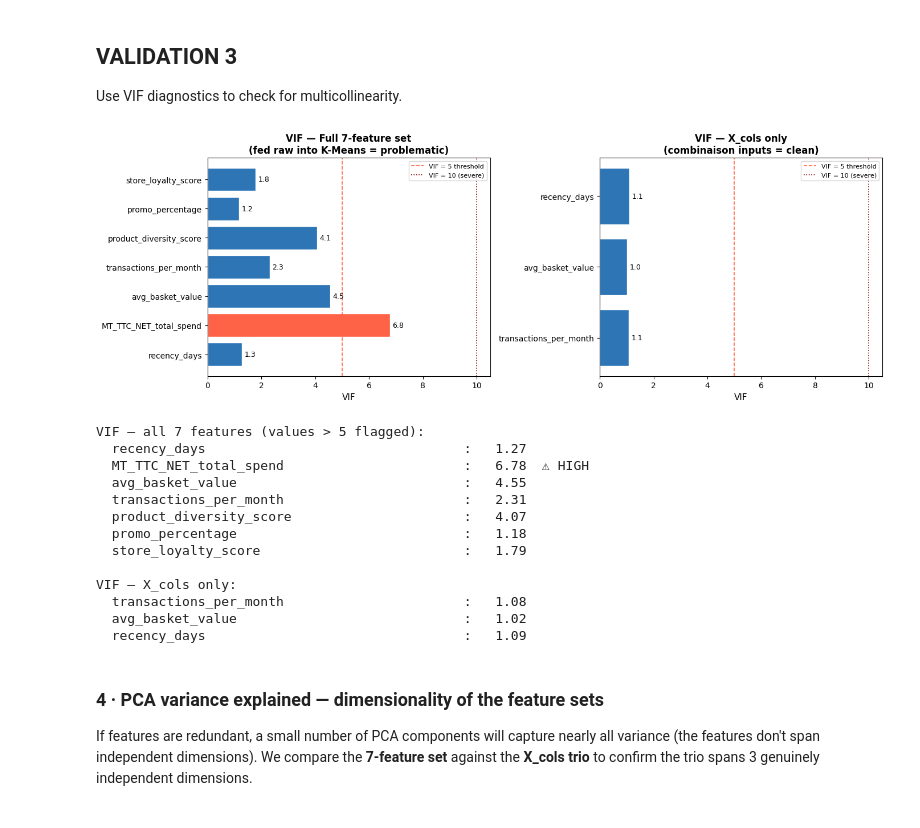
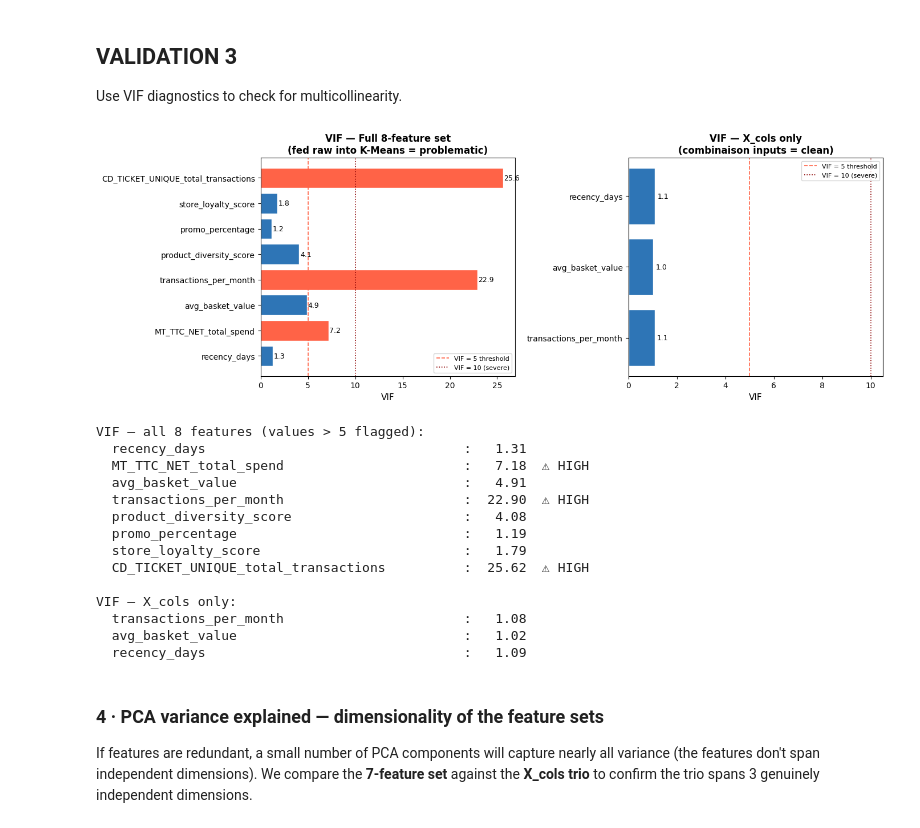
Before and after one commit to map1404/Sales-Data-Analysis, a Jupyter notebook: 03_EDA.ipynb, the cells around one changed output. Drawn from its saved outputs; the diff is of its cells as text; code cells hidden in the pictures.

Commit message:
Update EDA notebook and validation figures

```diff
--- a/03_EDA.ipynb
+++ b/03_EDA.ipynb
@@ -713,54 +711,55 @@ def compute_vif(df, features):
         vif_vals = [np.nan] * len(features)
     return pd.Series(vif_vals, index=features).round(2)
 
-ALL_7 = [
+ALL_8 = [
     'recency_days', 'MT_TTC_NET_total_spend', 'avg_basket_value',
     'transactions_per_month', 'product_diversity_score',
-    'promo_percentage', 'store_loyalty_score',
+    'promo_percentage', 'store_loyalty_score', 'CD_TICKET_UNIQUE_total_transactions',
 ]
-ALL_7 = [c for c in ALL_7 if c in customer_features.columns]
+ALL_8 = [c for c in ALL_8 if c in customer_features.columns]
 X_COLS_present = [c for c in X_COLS if c in customer_features.columns]
 
-vif_all   = compute_vif(customer_features, ALL_7).rename('VIF (all 7 features)')
+vif_all   = compute_vif(customer_features, ALL_8).rename('VIF (all 8 features)')
 vif_xcols = compute_vif(customer_features, X_COLS_present).rename('VIF (X_cols only)')
 
 fig, axes = plt.subplots(1, 2, figsize=(14, 5))
 for ax, vif, title in [
-    (axes[0], vif_all,   'VIF — Full 7-feature set\n(fed raw into K-Means = problematic)'),
+    (axes[0], vif_all,   'VIF — Full 8-feature set\n(fed raw into K-Means = problematic)'),
     (axes[1], vif_xcols, 'VIF — X_cols only\n(combinaison inputs = clean)'),
 ]:
     colors_v = ['tomato' if v > 5 else '#2E75B6' for v in vif]
     bars = ax.barh(vif.index, vif.values, color=colors_v, edgecolor='white')
     ax.axvline(5, color='tomato', linestyle='--', linewidth=1.2, label='VIF = 5 threshold')
     ax.axvline(10, color='darkred', linestyle=':', linewidth=1.2, label='VIF = 10 (severe)')
     for bar, val in zip(bars, vif.values):
         ax.text(val + 0.1, bar.get_y() + bar.get_height()/2,
                 f'{val:.1f}', va='center', fontsize=9)
     ax.set_xlabel('VIF', fontsize=11)
     ax.set_title(title, fontsize=12, fontweight='bold')
     ax.legend(fontsize=8)
 
 plt.tight_layout()
 plt.savefig(FIGURES_DIR / 'validation_vif.png', dpi=150, bbox_inches='tight')
 plt.show(); plt.close()
 
-print('VIF — all 7 features (values > 5 flagged):')
+print('VIF — all 8 features (values > 5 flagged):')
 for feat, v in vif_all.items():
     flag = '  ⚠ HIGH' if v > 5 else ''
     print(f'  {feat:45s}: {v:6.2f}{flag}')
 print('\nVIF — X_cols only:')
 for feat, v in vif_xcols.items():
     print(f'  {feat:45s}: {v:6.2f}')
 # %% [output]
-[figure, old version]
+[figure, new version]
-VIF — all 7 features (values > 5 flagged):
-  recency_days                                 :   1.27
-  MT_TTC_NET_total_spend                       :   6.78  ⚠ HIGH
-  avg_basket_value                             :   4.55
-  transactions_per_month                       :   2.31
-  product_diversity_score                      :   4.07
-  promo_percentage                             :   1.18
+VIF — all 8 features (values > 5 flagged):
+  recency_days                                 :   1.31
+  MT_TTC_NET_total_spend                       :   7.18  ⚠ HIGH
+  avg_basket_value                             :   4.91
+  transactions_per_month                       :  22.90  ⚠ HIGH
+  product_diversity_score                      :   4.08
+  promo_percentage                             :   1.19
   store_loyalty_score                          :   1.79
+  CD_TICKET_UNIQUE_total_transactions          :  25.62  ⚠ HIGH
 
 VIF — X_cols only:
   transactions_per_month                       :   1.08
```
Also changed, not shown: parts of 2 cells of this notebook, 14 other files.
